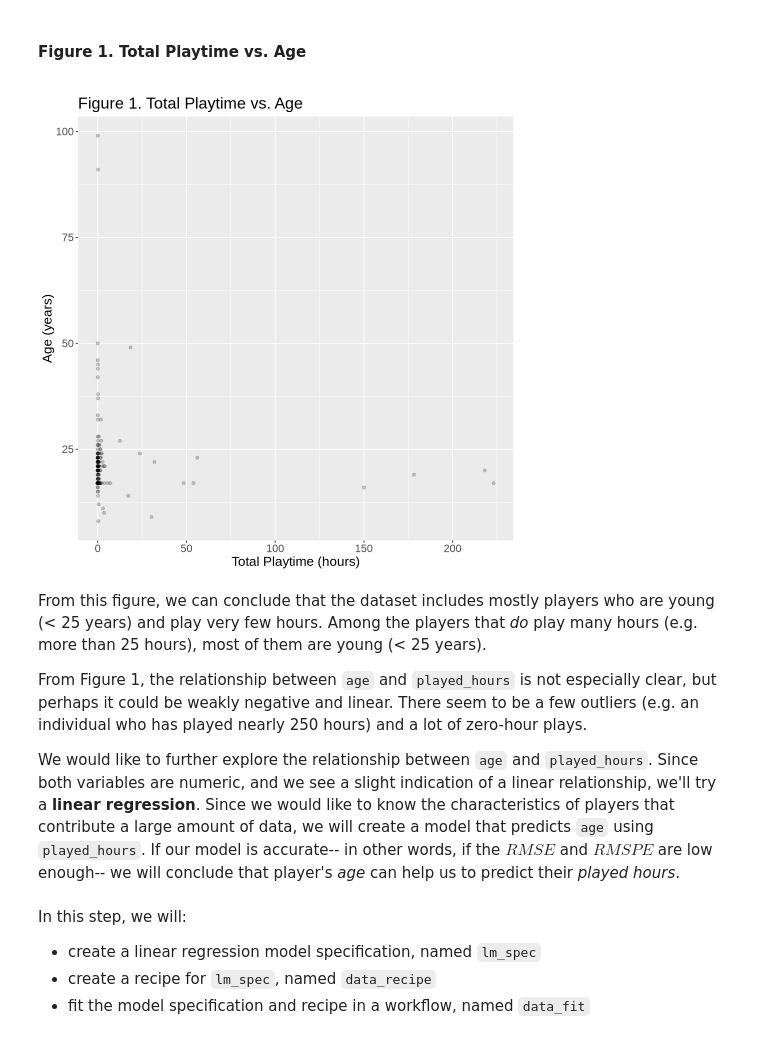
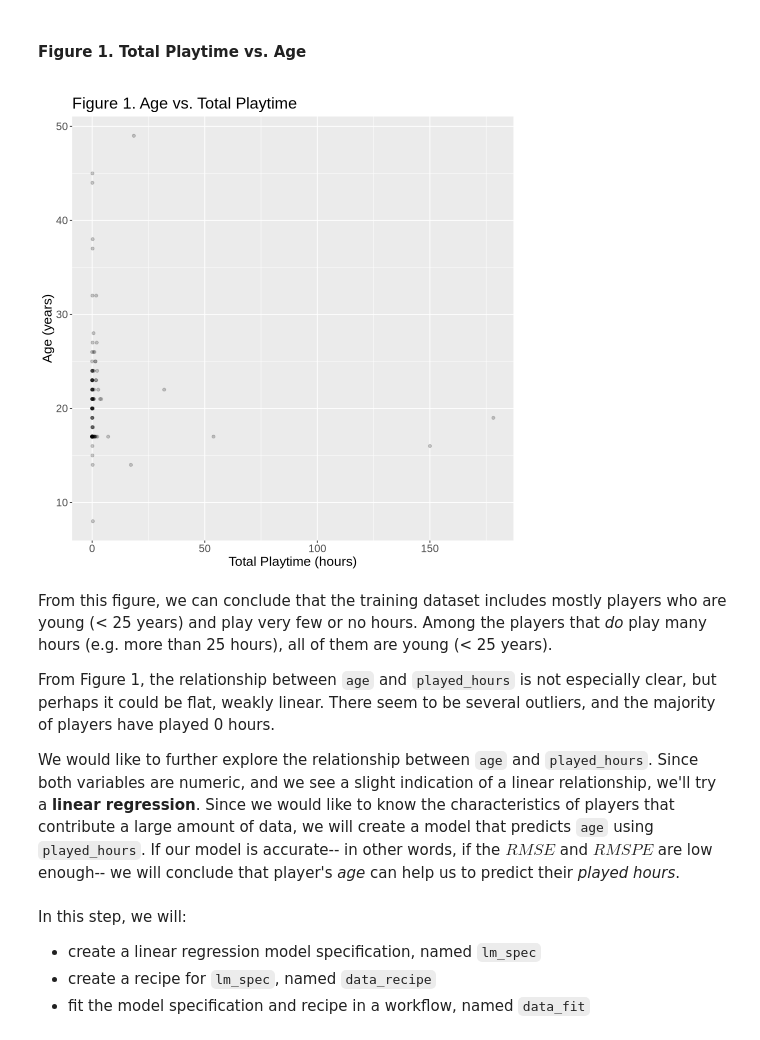
Before and after one commit to Kavisha1141/dsci100_final_project, a Jupyter notebook: project_final_report.ipynb, the cells around one changed output. Cells and saved outputs as stored; diff of their text form; code cells hidden in the pictures.

```diff
--- a/project_final_report.ipynb
+++ b/project_final_report.ipynb
@@ -162,20 +164,20 @@ Before creating a model, we make a **scatterplot** using `ggplot`, to see if the
 # %%
 options(repr.plot.width = 8, repr.plot.height = 8)
 
-age_playtime <- data |>
+age_playtime <- data_training |>
 ggplot(aes(x = played_hours, y = age)) +
 geom_point(alpha = 0.2) +
 labs(x = "Total Playtime (hours)", y = "Age (years)") +
-ggtitle("Figure 1. Total Playtime vs. Age") +
+ggtitle("Figure 1. Age vs. Total Playtime") +
 theme(text = element_text(size = 16))
 
 age_playtime
 # %% [output]
-[figure, old version]
+[figure, new version]
 # %% [markdown]
-From this figure, we can conclude that the dataset includes mostly players who are young (< 25 years) and play very few hours. Among the players that *do* play many hours (e.g. more than 25 hours), most of them are young (< 25 years).
+From this figure, we can conclude that the training dataset includes mostly players who are young (< 25 years) and play very few or no hours. Among the players that *do* play many hours (e.g. more than 25 hours), all of them are young (< 25 years).
 
-From Figure 1, the relationship between `age` and `played_hours` is not especially clear, but perhaps it could be weakly negative and linear. There seem to be a few outliers (e.g. an individual who has played nearly 250 hours) and a lot of zero-hour plays.
+From Figure 1, the relationship between `age` and `played_hours` is not especially clear, but perhaps it could be flat, weakly linear. There seem to be several outliers, and the majority of players have played 0 hours.
 
 We would like to further explore the relationship between `age` and `played_hours`. Since both variables are numeric, and we see a slight indication of a linear relationship, we'll try a **linear regression**. Since we would like to know the characteristics of players that contribute a large amount of data, we will create a model that predicts `age` using `played_hours`. If our model is accurate-- in other words, if the $RMSE$ and $RMSPE$ are low enough-- we will conclude that player's *age* can help us to predict their *played hours*.
 # %% [markdown]
```
Also changed, not shown: parts of 27 cells of this notebook.
